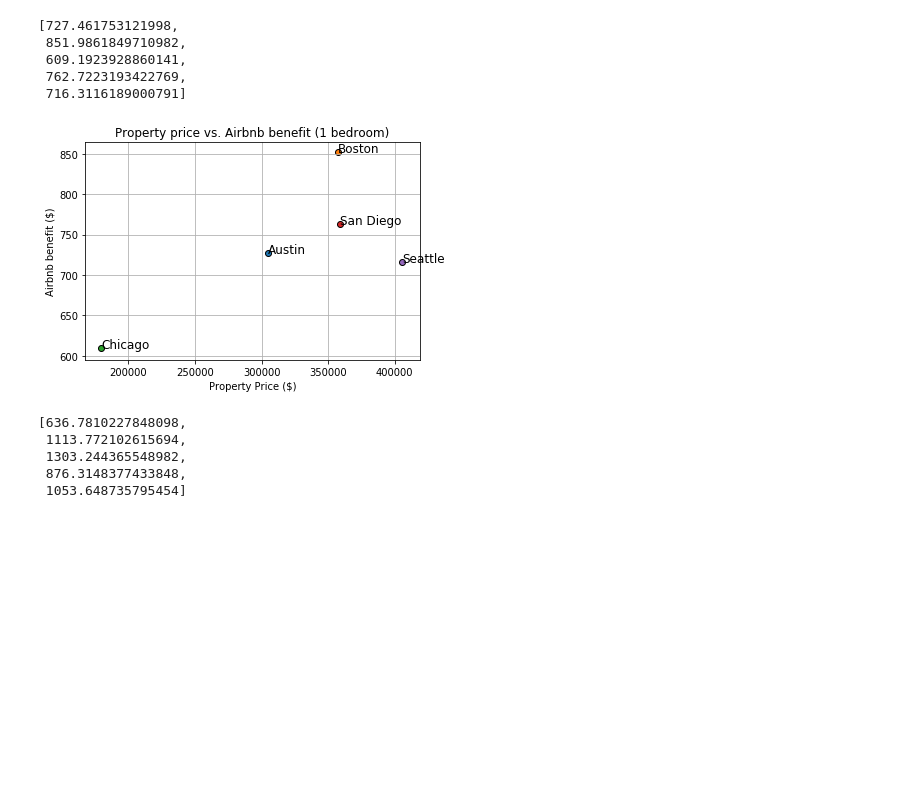
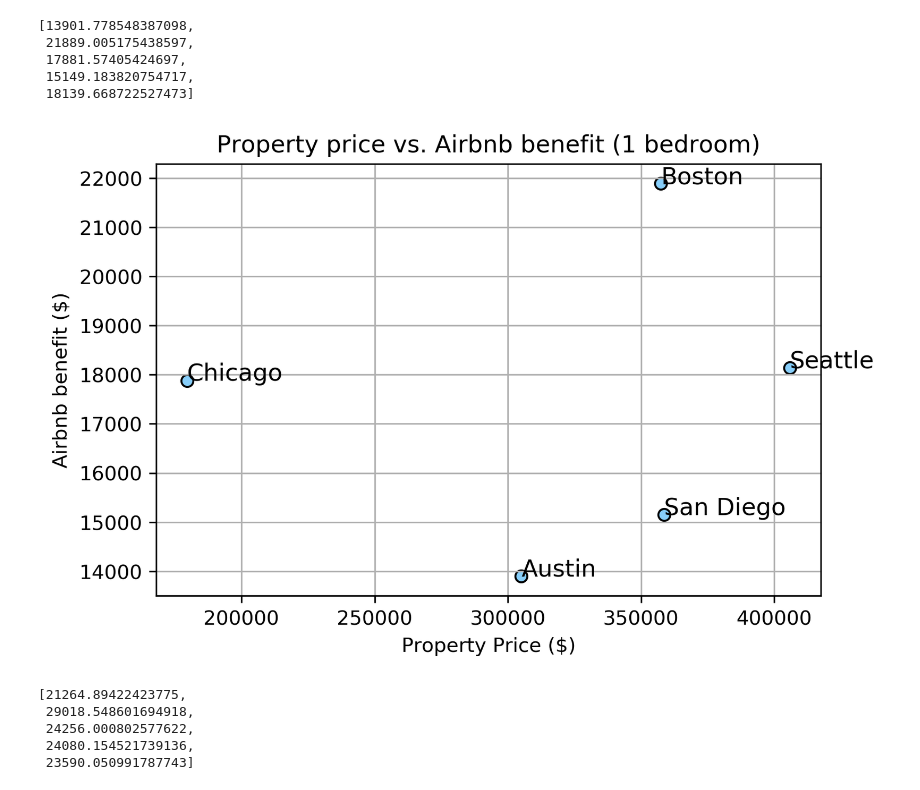
Before and after one commit to chinosamg/Cinco, a Jupyter notebook: Plot_per_city.ipynb, the cells around one changed output. Drawn from its saved outputs; the diff is of its cells as text; code cells hidden in the pictures; blank space fills up the shorter version.

```diff
--- a/Plot_per_city.ipynb
+++ b/Plot_per_city.ipynb
@@ -73,45 +73,50 @@ bd5_df = bd5_df[bd5_df["PropertyType"] == "Total"]
 bd5_df = bd5_df[["CBSATitle","PropertyType","MedianListingPrice "]]
 bd5_df = bd5_df.sort_values(by = ["CBSATitle"])
 # %%
-aus_bnb_df = aus_bnb_df[["latitude","longitude","room_type","bedrooms","price","minimum_nights",
-                         "availability_365","number_of_reviews","reviews_per_month"]]
+# Cut the infomation we need down, drop the useless one
+aus_bnb_df = aus_bnb_df[["room_type","bedrooms","price"]]
 aus_bnb_df = aus_bnb_df.dropna()
 aus_bnb_df = aus_bnb_df[aus_bnb_df["room_type"] == "Entire home/apt"]
 aus_bnb_df["price"] = aus_bnb_df["price"].str.replace(",","")
 aus_bnb_df["price"] = aus_bnb_df["price"].str.replace("$","")
 aus_bnb_df["price"] = aus_bnb_df["price"].astype(float)
 
-bos_bnb_df = bos_bnb_df[["latitude","longitude","room_type","bedrooms","price","minimum_nights",
-                         "availability_365","number_of_reviews","reviews_per_month"]]
+bos_bnb_df = bos_bnb_df[["room_type","bedrooms","price"]]
 bos_bnb_df = bos_bnb_df.dropna()
 bos_bnb_df = bos_bnb_df[bos_bnb_df["room_type"] == "Entire home/apt"]
 bos_bnb_df["price"] = bos_bnb_df["price"].str.replace(",","")
 bos_bnb_df["price"] = bos_bnb_df["price"].str.replace("$","")
 bos_bnb_df["price"] = bos_bnb_df["price"].astype(float)
 
-chi_bnb_df = chi_bnb_df[["latitude","longitude","room_type","bedrooms","price","minimum_nights",
-                         "availability_365","number_of_reviews","reviews_per_month"]]
+chi_bnb_df = chi_bnb_df[["room_type","bedrooms","price"]]
 chi_bnb_df = chi_bnb_df.dropna()
 chi_bnb_df = chi_bnb_df[chi_bnb_df["room_type"] == "Entire home/apt"]
 chi_bnb_df["price"] = chi_bnb_df["price"].str.replace(",","")
 chi_bnb_df["price"] = chi_bnb_df["price"].str.replace("$","")
 chi_bnb_df["price"] = chi_bnb_df["price"].astype(float)
 
-sd_bnb_df = sd_bnb_df[["latitude","longitude","room_type","bedrooms","price","minimum_nights",
-                         "availability_365","number_of_reviews","reviews_per_month"]]
+sd_bnb_df = sd_bnb_df[["room_type","bedrooms","price"]]
 sd_bnb_df = sd_bnb_df.dropna()
 sd_bnb_df = sd_bnb_df[sd_bnb_df["room_type"] == "Entire home/apt"]
 sd_bnb_df["price"] = sd_bnb_df["price"].str.replace(",","")
 sd_bnb_df["price"] = sd_bnb_df["price"].str.replace("$","")
 sd_bnb_df["price"] = sd_bnb_df["price"].astype(float)
 
-sea_bnb_df = sea_bnb_df[["latitude","longitude","room_type","bedrooms","price","minimum_nights",
-                         "availability_365","number_of_reviews","reviews_per_month"]]
+sea_bnb_df = sea_bnb_df[["room_type","bedrooms","price"]]
 sea_bnb_df = sea_bnb_df.dropna()
 sea_bnb_df = sea_bnb_df[sea_bnb_df["room_type"] == "Entire home/apt"]
 sea_bnb_df["price"] = sea_bnb_df["price"].str.replace(",","")
 sea_bnb_df["price"] = sea_bnb_df["price"].str.replace("$","")
 sea_bnb_df["price"] = sea_bnb_df["price"].astype(float)
+# %%
+# Grab the average estimate occupancy from the website below
+# http://insideairbnb.com/get-the-data.html for each city
+# estimate set of guests per year
+aus_occ = 0.221 * 365
+bos_occ = 0.297 * 365
+chi_occ = 0.382 * 365
+sd_occ = 0.278 * 365
+sea_occ = 0.344 *365
 # %%
 # assume that we use "reviews per month" as our possible guest
 # 1 bed room
@@ -122,43 +127,44 @@ chi_bnb_bd1 = chi_bnb_df[chi_bnb_df["bedrooms"] == 1]
 sd_bnb_bd1 = sd_bnb_df[sd_bnb_df["bedrooms"] == 1]
 sea_bnb_bd1 = sea_bnb_df[sea_bnb_df["bedrooms"] == 1]
 
-aus_bd1_income = (aus_bnb_bd1["price"]*aus_bnb_bd1["minimum_nights"]*aus_bnb_bd1["reviews_per_month"]).mean()
-bos_bd1_income = (bos_bnb_bd1["price"]*bos_bnb_bd1["minimum_nights"]*bos_bnb_bd1["reviews_per_month"]).mean()
-chi_bd1_income = (chi_bnb_bd1["price"]*chi_bnb_bd1["minimum_nights"]*chi_bnb_bd1["reviews_per_month"]).mean()
-sd_bd1_income = (sd_bnb_bd1["price"]*sd_bnb_bd1["minimum_nights"]*sd_bnb_bd1["reviews_per_month"]).mean()
-sea_bd1_income = (sea_bnb_bd1["price"]*sea_bnb_bd1["minimum_nights"]*sea_bnb_bd1["reviews_per_month"]).mean()
+aus_bd1_income = aus_bnb_bd1["price"].mean()* aus_occ
+bos_bd1_income = bos_bnb_bd1["price"].mean()* bos_occ
+chi_bd1_income = chi_bnb_bd1["price"].mean()* chi_occ
+sd_bd1_income = sd_bnb_bd1["price"].mean()* sd_occ
+sea_bd1_income = sea_bnb_bd1["price"].mean()* sea_occ
 
 city_bd1_income = [aus_bd1_income,bos_bd1_income,chi_bd1_income,sd_bd1_income,sea_bd1_income]
 city_bd1_income
 # %% [output]
-[727.461753121998,
- 851.9861849710982,
- 609.1923928860141,
- 762.7223193422769,
- 716.3116189000791]
+[13901.778548387098,
+ 21889.005175438597,
+ 17881.57405424697,
+ 15149.183820754717,
+ 18139.668722527473]
 # %%
 city_name = ["Austin","Boston","Chicago","San Diego","Seattle"]
 
 x_axis = bd1_df["MedianListingPrice "].values
 y_axis = city_bd1_income
 
+plt.figure(dpi=300)
+
 for i,city in enumerate(city_name):
 
     x = x_axis[i]
     y = y_axis[i]
     pd.options.display.float_format = '{:,}'.format
-    plt.scatter(x, y, marker="o", edgecolors="black",alpha=1)
+    plt.scatter(x, y, marker="o", facecolors = "lightskyblue", edgecolors="black",alpha=1)
     plt.text(x, y, city, fontsize = 12)
 
 plt.grid(True)
 plt.title("Property price vs. Airbnb benefit (1 bedroom)")
 plt.xlabel("Property Price ($)")
 plt.ylabel("Airbnb benefit ($)")
-plt.savefig("1_bedroom.png")
 plt.savefig("Images/1_bedroom_plot.png")
 plt.show()
 # %% [output]
-[figure, old version]
+[figure, new version]
 # %%
 # assume that we use "reviews per month" as our possible guest
 # 2 bed room
@@ -169,20 +175,20 @@ chi_bnb_bd2 = chi_bnb_df[chi_bnb_df["bedrooms"] == 2]
 sd_bnb_bd2 = sd_bnb_df[sd_bnb_df["bedrooms"] == 2]
 sea_bnb_bd2 = sea_bnb_df[sea_bnb_df["bedrooms"] == 2]
 
-aus_bd2_income = (aus_bnb_bd2["price"]*aus_bnb_bd2["minimum_nights"]*aus_bnb_bd2["reviews_per_month"]).mean()
-bos_bd2_income = (bos_bnb_bd2["price"]*bos_bnb_bd2["minimum_nights"]*bos_bnb_bd2["reviews_per_month"]).mean()
-chi_bd2_income = (chi_bnb_bd2["price"]*chi_bnb_bd2["minimum_nights"]*chi_bnb_bd2["reviews_per_month"]).mean()
-sd_bd2_income = (sd_bnb_bd2["price"]*sd_bnb_bd2["minimum_nights"]*sd_bnb_bd2["reviews_per_month"]).mean()
-sea_bd2_income = (sea_bnb_bd2["price"]*sea_bnb_bd2["minimum_nights"]*sea_bnb_bd2["reviews_per_month"]).mean()
+aus_bd2_income = aus_bnb_bd2["price"].mean()* aus_occ
+bos_bd2_income = bos_bnb_bd2["price"].mean()* bos_occ
+chi_bd2_income = chi_bnb_bd2["price"].mean()* chi_occ
+sd_bd2_income = sd_bnb_bd2["price"].mean()* sd_occ
+sea_bd2_income = sea_bnb_bd2["price"].mean()* sea_occ
 
 city_bd2_income = [aus_bd2_income,bos_bd2_income,chi_bd2_income,sd_bd2_income,sea_bd2_income]
 city_bd2_income
 # %% [output]
-[636.7810227848098,
- 1113.772102615694,
- 1303.244365548982,
- 876.3148377433848,
- 1053.648735795454]
+[21264.89422423775,
+ 29018.548601694918,
+ 24256.000802577622,
+ 24080.154521739136,
+ 23590.050991787743]
 # %%
 city_name = ["Austin","Boston","Chicago","San Diego","Seattle"]
 
```
Also changed, not shown: parts of 7 cells of this notebook, 8 other files.
